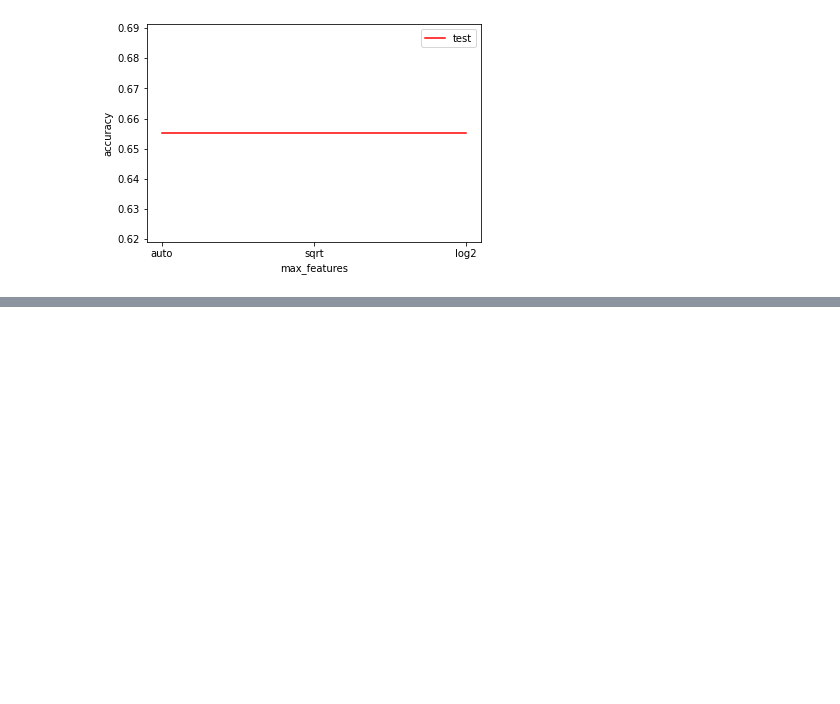
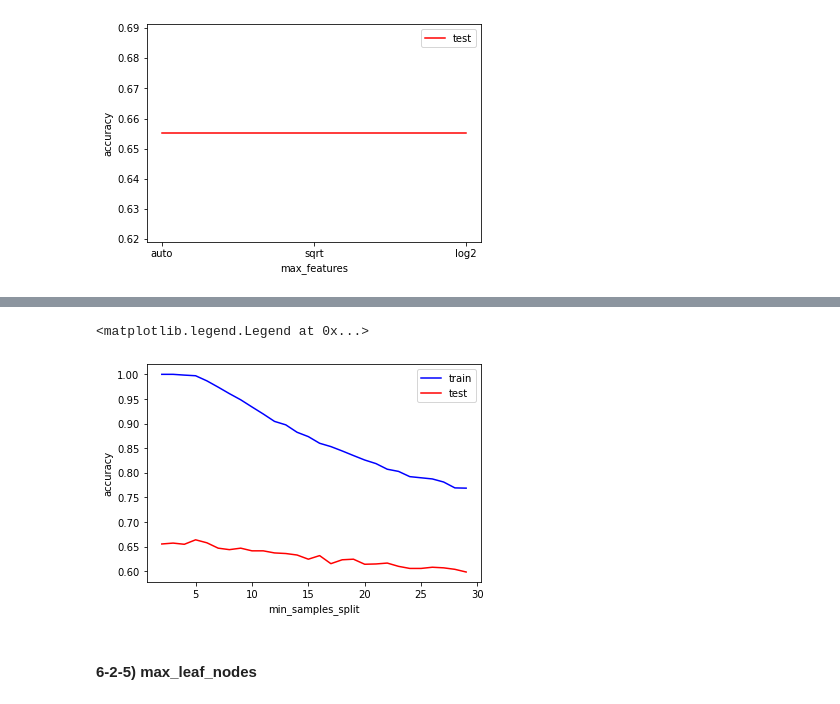
Before and after one commit to Park-Young-Bin/Python_Projects, a Jupyter notebook: 데이콘/[데이콘] 와인 품질 분류 (copy).ipynb, the cells around one changed output, grey strips where cells are left out. Cells and saved outputs as stored; diff of their text form; code cells hidden in the pictures; blank space fills up the shorter version.

```diff
--- a/데이콘/[데이콘] 와인 품질 분류 (copy).ipynb
+++ b/데이콘/[데이콘] 와인 품질 분류 (copy).ipynb
@@ -747,3 +747,5 @@ for hp in lst_min_samples_split:
         "train" : score_fit,
         "test" : score_val
     })
+
+df_log = pd.DataFrame(log_min_samples_split)
@@ -749,0 +770,11 @@ for hp in lst_min_samples_split:
+# %%
+plt.plot(df_log["min_samples_split"], df_log["train"], label="train", color='b')   ##
+plt.plot(df_log["min_samples_split"], df_log["test"], label="test", color='r')     ##
+plt.xlabel('min_samples_split')                                                    ##
+plt.ylabel('accuracy')
+plt.legend()
+# %% [output]
+<matplotlib.legend.Legend at 0x...>
+[figure, added]
+# %% [markdown]
+#### 6-2-5) max_leaf_nodes
```
Also changed, not shown: parts of 16 cells of this notebook.
